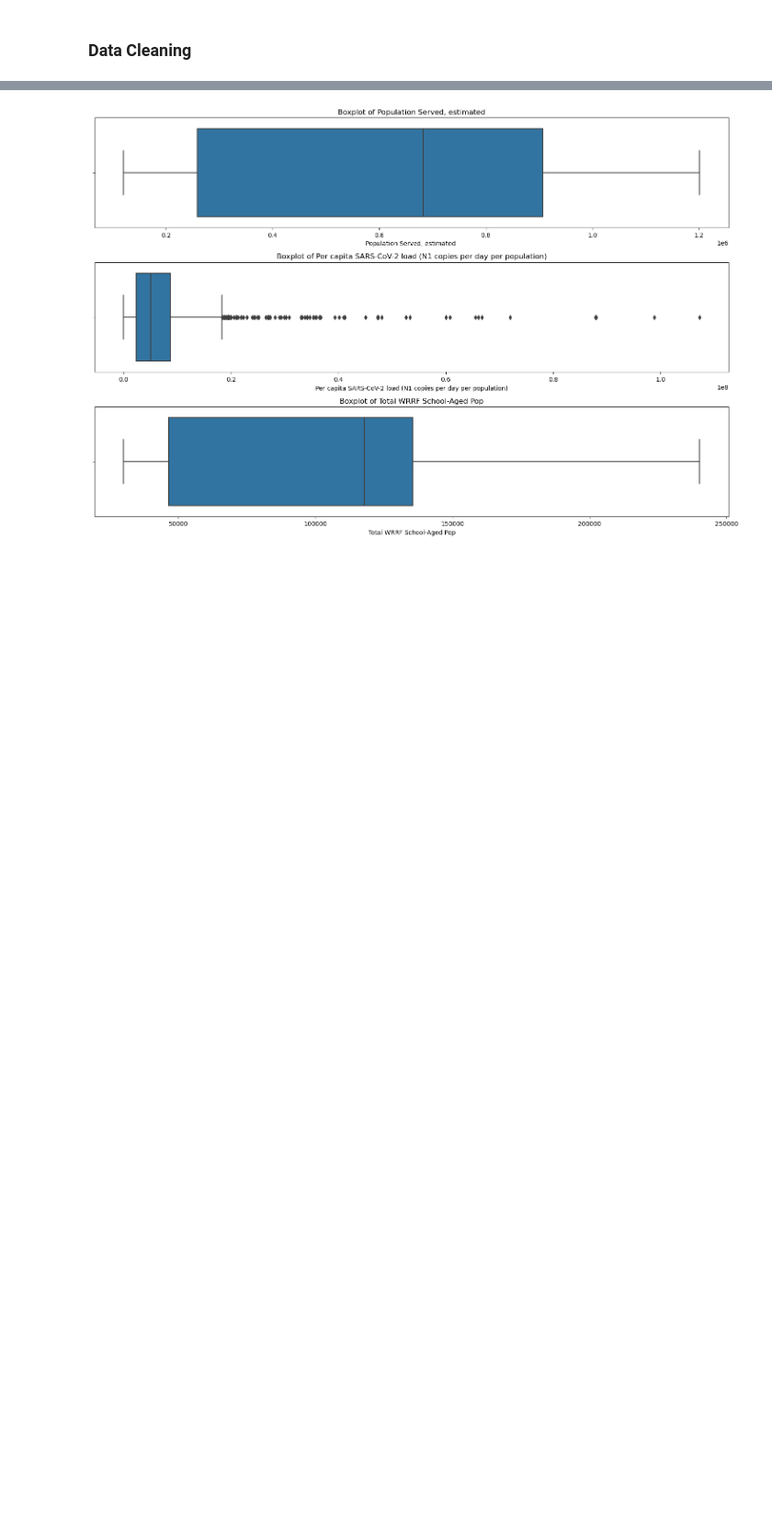
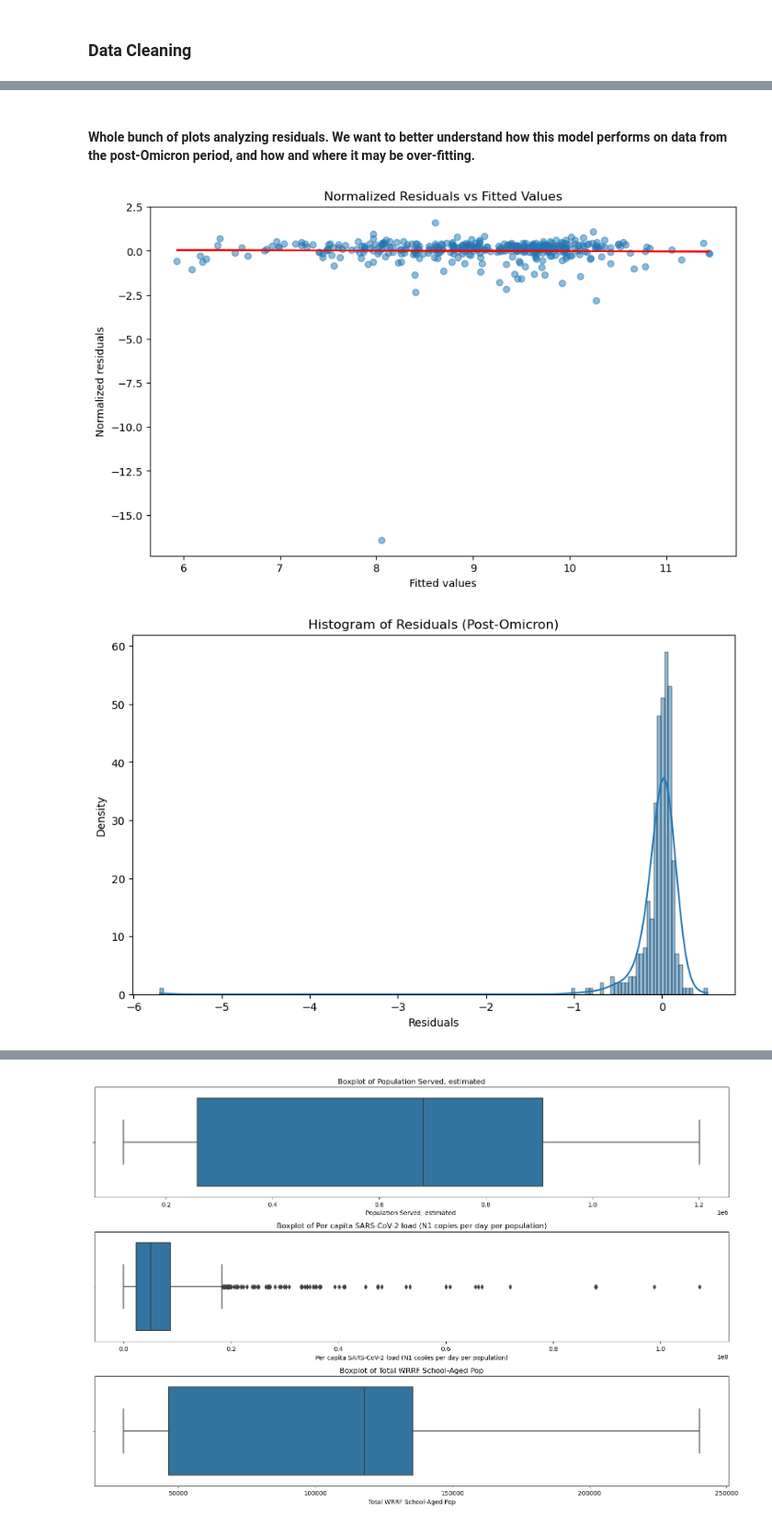
Before and after one commit to Lou-Hines/Covid_Wastewater_and_Schools, a Jupyter notebook: Regression_Modelling/Post-Omicron_EDA_and_Modelling.ipynb, the cells around one changed output, grey strips where cells are left out. Shown at 92% size. Drawn from its saved outputs; the diff is of its cells as text; code cells hidden in the pictures; blank space fills up the shorter version.

```diff
--- a/Regression_Modelling/Post-Omicron_EDA_and_Modelling.ipynb
+++ b/Regression_Modelling/Post-Omicron_EDA_and_Modelling.ipynb
@@ -221,38 +247,53 @@ plt.show()
+# %% [markdown]
+#### Whole bunch of plots analyzing residuals. We want to better understand how this model performs on data from the post-Omicron period, and how and where it may be over-fitting.
 # %%
-# Whole bunch of plots analyzing residuals. We want to better understand how this model performs on data from
-# the post-Omicron period, and how and where it may be overfitting.
-
-
 # calculate residuals
 residuals_2 = y_test_2 - y_pred_2
 
 
+# Normalize the residuals
+scaler = StandardScaler()
+residuals_normalized = scaler.fit_transform(residuals_2.values.reshape(-1, 1))
 
+# Create a linear regression object
+linreg = LinearRegression()
+
+# Fit the linear regression to the data
+linreg.fit(y_pred_2.reshape(-1,1), residuals_normalized)
+
+# Create predicted values for the trendline
+trendline = linreg.predict(y_pred.reshape(-1,1))
+
+# Create the plot
 plt.figure(figsize=(10, 6))
-plt.scatter(y_pred_2, residuals_2, alpha=0.5)
-plt.title('Residuals vs Fitted Values (Post-Omicron)')
+plt.scatter(y_pred, residuals_normalized, alpha=0.5)
+plt.plot(y_pred, trendline, color='red')
+plt.title('Normalized Residuals vs Fitted Values')
 plt.xlabel('Fitted values')
-plt.ylabel('Residuals')
+plt.ylabel('Normalized residuals')
 plt.show()
 
 
 plt.figure(figsize=(10, 6))
 sns.histplot(residuals_2, kde=True)
 plt.title('Histogram of Residuals (Post-Omicron)')
 plt.xlabel('Residuals')
 plt.ylabel('Density')
 plt.show()
 
 
 plt.figure(figsize=(10, 6))
 stats.probplot(residuals_2, dist="norm", plot=plt)
 plt.title('Q-Q Plot of Residuals (Post-Omicron)')
 plt.show()
 
 
 plt.figure(figsize=(10, 6))
 plt.scatter(y_pred_2, np.sqrt(np.abs(residuals_2)), alpha=0.5)
 plt.title('Scale-Location Plot (Post-Omicron)')
 plt.xlabel('Fitted values')
 plt.ylabel('sqrt(|standardized residuals|)')
 plt.show()
+# %% [output]
+[figure, added]
+[figure, added]
```
Also changed, not shown: parts of 42 cells of this notebook, 2 other files.
